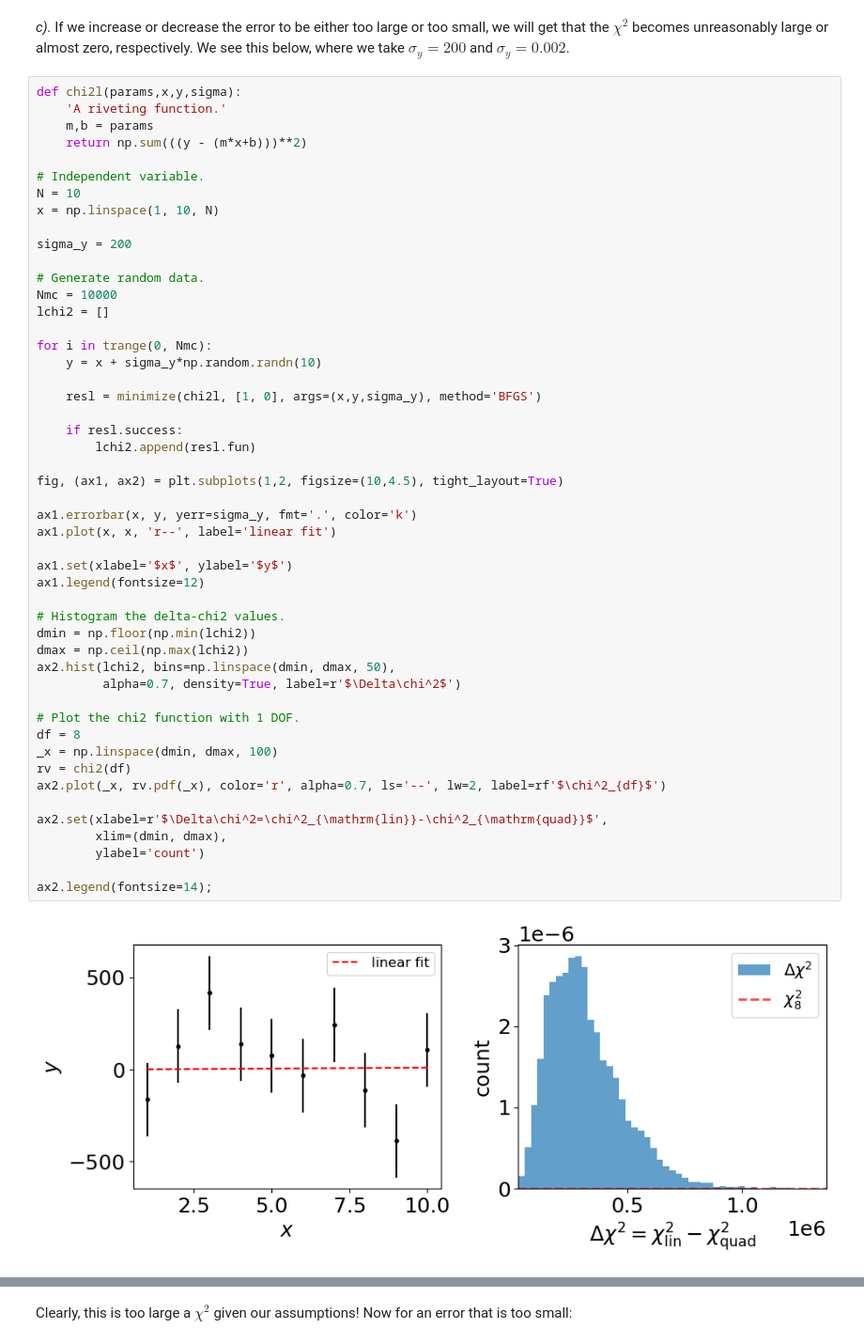
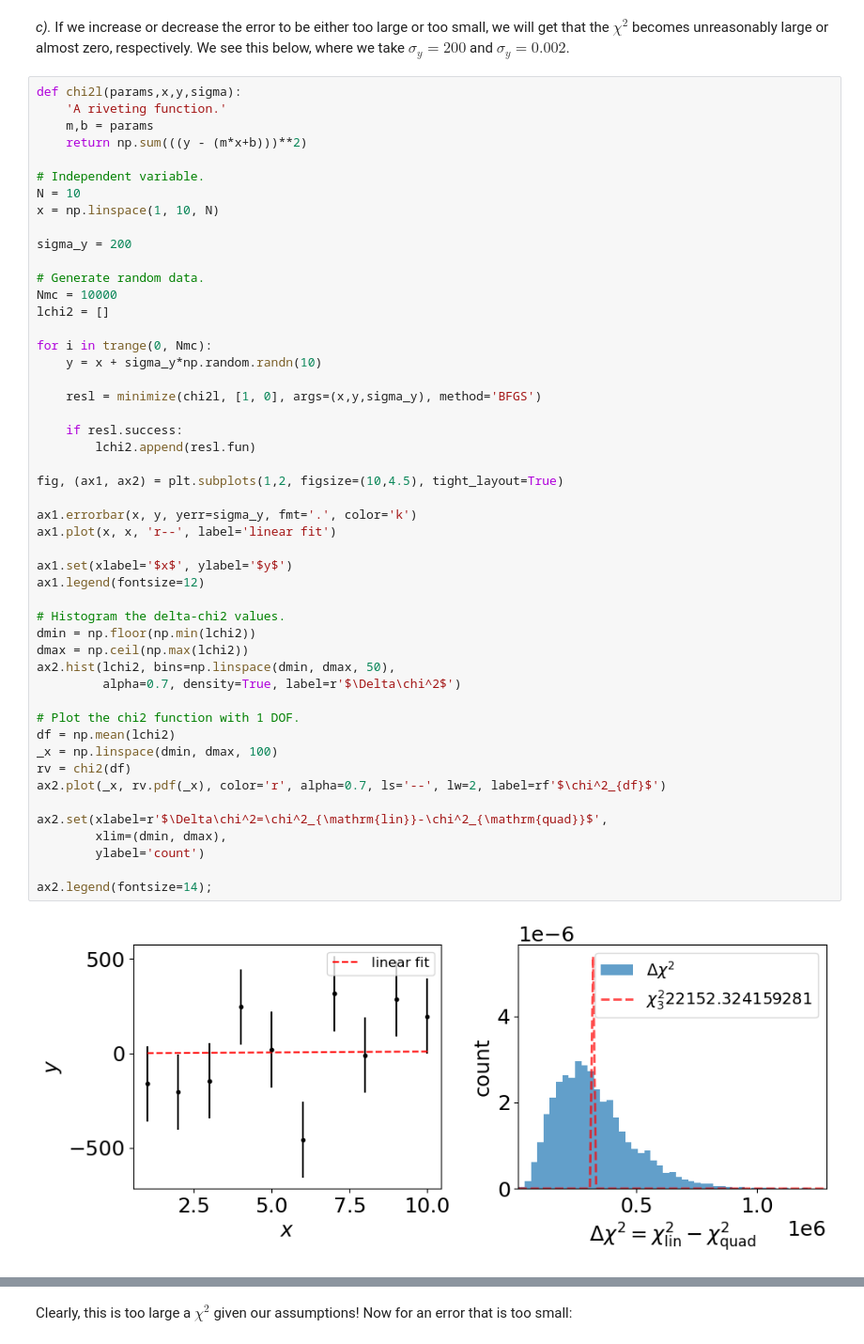
Before and after one commit to aidanwmw/PHYS403, a Jupyter notebook: homework/hw2.ipynb, the cells around one changed output, grey strips where cells are left out. Shown: that part at 94% size. Drawn from its saved outputs; the diff is of its cells as text.

Commit message:
HW2 almost done
I do not like my chi2 plots.

```diff
--- a/homework/hw2.ipynb
+++ b/homework/hw2.ipynb
@@ -231,35 +282,35 @@ for i in trange(0, Nmc):
     resl = minimize(chi2l, [1, 0], args=(x,y,sigma_y), method='BFGS')
 
     if resl.success:
         lchi2.append(resl.fun)
 
 fig, (ax1, ax2) = plt.subplots(1,2, figsize=(10,4.5), tight_layout=True)
 
 ax1.errorbar(x, y, yerr=sigma_y, fmt='.', color='k')
 ax1.plot(x, x, 'r--', label='linear fit')
 
 ax1.set(xlabel='$x$', ylabel='$y$')
 ax1.legend(fontsize=12)
 
 # Histogram the delta-chi2 values.
 dmin = np.floor(np.min(lchi2))
 dmax = np.ceil(np.max(lchi2))
 ax2.hist(lchi2, bins=np.linspace(dmin, dmax, 50),
          alpha=0.7, density=True, label=r'$\Delta\chi^2$')
 
 # Plot the chi2 function with 1 DOF.
-df = 8
+df = np.mean(lchi2)
 _x = np.linspace(dmin, dmax, 100)
 rv = chi2(df)
 ax2.plot(_x, rv.pdf(_x), color='r', alpha=0.7, ls='--', lw=2, label=rf'$\chi^2_{df}$')
 
 ax2.set(xlabel=r'$\Delta\chi^2=\chi^2_{\mathrm{lin}}-\chi^2_{\mathrm{quad}}$',
         xlim=(dmin, dmax),
         ylabel='count')
 
 ax2.legend(fontsize=14);
 # %% [output]
-[figure, old version]
+[figure, new version]
 # %%
 print(np.mean(lchi2), np.std(lchi2)**2)
 # %% [output]
```
Also changed, not shown: parts of 14 cells of this notebook, 1 other file.
